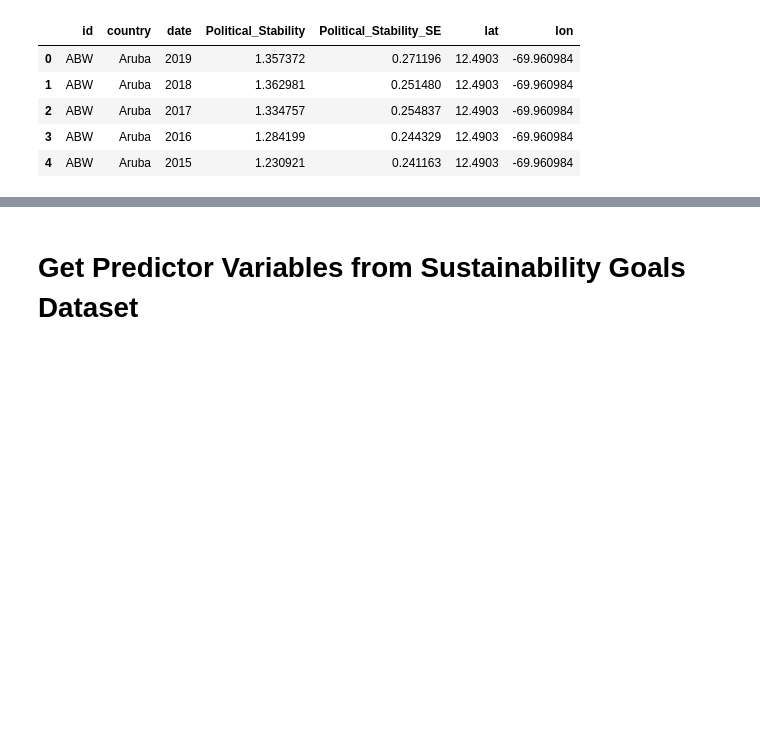
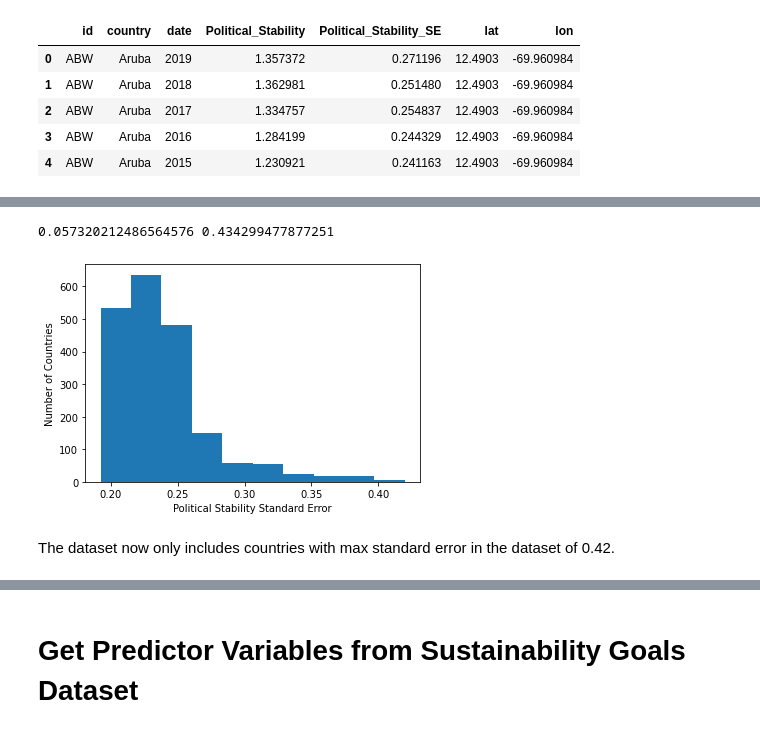
Before and after one commit to nmckinne/SustainabilityProject, a Jupyter notebook: SustainabilityGoals.ipynb, the cells around one changed output, grey strips where cells are left out. Drawn from its saved outputs; the diff is of its cells as text; code cells hidden in the pictures; blank space fills up the shorter version.

```diff
--- a/SustainabilityGoals.ipynb
+++ b/SustainabilityGoals.ipynb
@@ -322,0 +290,26 @@ grouped_PT_df.sort_values('Political_Stability', ascending=False)
+# %%
+#Remove any outliers for high Standard Error
+# calculate summary statistics
+data_mean, data_std = np.mean(PT_new_df['Political_Stability_SE']), np.std(PT_new_df['Political_Stability_SE'])
+# identify outliers
+cut_off = data_std * 3
+lower, upper = data_mean - cut_off, data_mean + cut_off
+print(lower, upper)
+# %% [output]
+0.057320212486564576 0.434299477877251
+# %%
+# remove outliers with standard error higher than three standard deviations about the mean standard error
+PT_new_df = PT_new_df[(PT_new_df['Political_Stability_SE'] < upper)]
+# %%
+#plot histogram of the Standard Error
+import matplotlib.pyplot as plt
+
+plt.hist(PT_new_df['Political_Stability_SE'])
+PT_new_df['Political_Stability_SE'].describe()
+plt.xlabel("Political Stability Standard Error")
+plt.ylabel("Number of Countries")
+plt.show()
+# %% [output]
+[figure, added]
+# %% [markdown]
+The dataset now only includes countries with max standard error in the dataset of 0.42.
```
Also changed, not shown: parts of 50 cells of this notebook.
